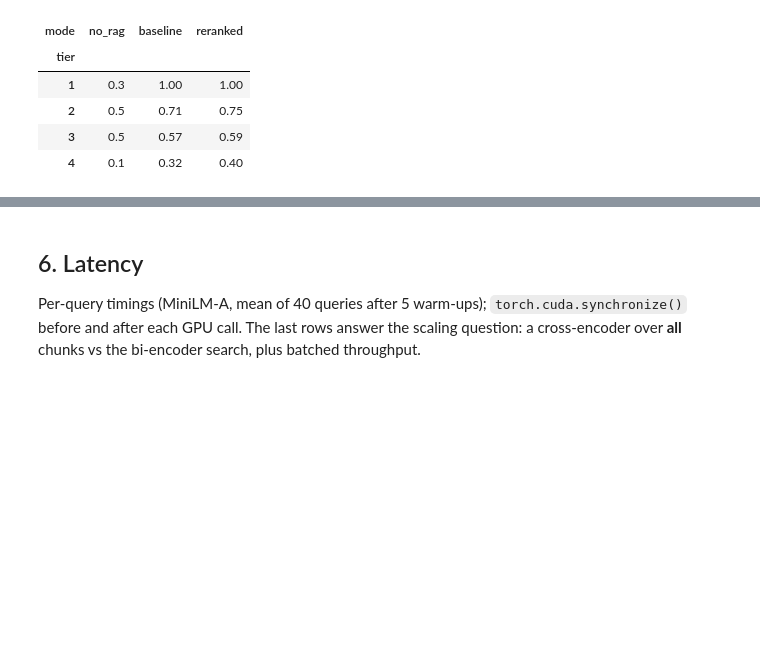
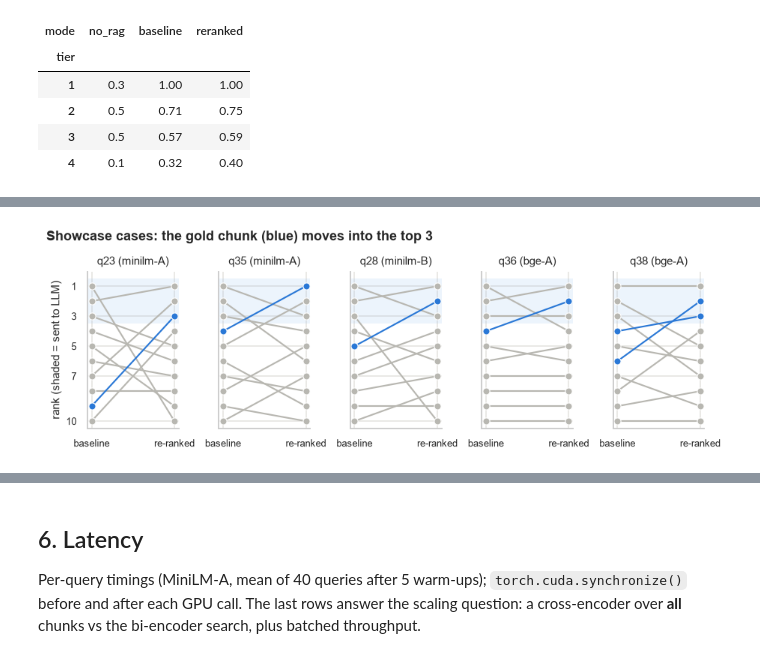
Before and after one commit to shrey715/shiori, a Jupyter notebook: rag_reranking.ipynb, the cells around one changed output, grey strips where cells are left out. Cells and saved outputs as stored; diff of their text form; code cells hidden in the pictures; blank space fills up the shorter version.

```diff
--- a/rag_reranking.ipynb
+++ b/rag_reranking.ipynb
@@ -907,0 +957,39 @@ answers.pivot_table(index="tier", columns="mode", values="score", aggfunc="mean"
+# %%
+def case(qid, setup):
+    """Baseline top 10 with cosine, cross-encoder score and both ranks (rows in re-ranked order)."""
+    m, v = setup.split("-")
+    r = runs[(runs.qid == qid) & (runs.setup == setup)].iloc[0]
+    qv = encoders[m].encode([BI_ENCODERS[m][1] + QUESTION[qid]], normalize_embeddings=True)[0]
+    cv = encoders[m].encode(by_id.loc[r.base_top10, VERSIONS[v]].tolist(), normalize_embeddings=True)
+    t = pd.DataFrame({"chunk": r.base_top10, "cosine": (cv @ qv).round(3), "rank before": range(1, 11)})
+    t["CE score"] = t.chunk.map(dict(zip(r.rr_top10, r.ce_scores)))
+    t["rank after"] = t.chunk.map({c: i + 1 for i, c in enumerate(r.rr_top10)})
+    t["gold"] = np.where(t.chunk.isin(GOLD[qid]), "★", "")
+    t["section / text"] = [f"{by_id.at[c, 'section_path'][:28]} | {by_id.at[c, 'text'][:55]}…" for c in t.chunk]
+    return t.sort_values("rank after").reset_index(drop=True)
+
+def show_answers(qid, setup):
+    print(f"Q: {QUESTION[qid]}\nExpected: {qs.set_index('qid').at[qid, 'expected_answer']}\n")
+    for mode, name in [("no_rag", "No RAG"), ("baseline", "Answer 1"), ("reranked", "Answer 2")]:
+        x = answers[(answers.qid == qid) & (answers["mode"] == mode) & answers.setup.isin(["none", setup])].iloc[0]
+        print(f"[{name} | {x.label}]{' context ' + x.context if x.context else ''}\n{x.answer}\n")
+
+SHOWCASE = [("q23", "minilm-A"), ("q35", "minilm-A"), ("q28", "minilm-B"), ("q36", "bge-A"), ("q38", "bge-A")]
+# %%
+# rank of every top-10 chunk before vs after re-ranking; gold in blue
+bump = []
+for qid, setup in SHOWCASE:
+    r = runs[(runs.qid == qid) & (runs.setup == setup)].iloc[0]
+    after = {c: i + 1 for i, c in enumerate(r.rr_top10)}
+    for i, c in enumerate(r.base_top10, 1):
+        bump += [{"case": f"{qid} ({setup})", "chunk": c, "stage": s, "rank": rk, "gold": c in GOLD[qid]}
+                 for s, rk in [("baseline", i), ("re-ranked", after[c])]]
+bump = pd.DataFrame(bump)
+g = sns.relplot(bump, kind="line", x="stage", y="rank", units="chunk", estimator=None, hue="gold", col="case", marker="o",
+                palette={True: C["blue"], False: C["gray"]}, height=2.8, aspect=0.6, lw=1.4, legend=False)
+for ax in g.axes.flat:
+    ax.axhspan(0.5, 3.5, color=C["z2"], alpha=0.15, lw=0)
+g.axes.flat[0].invert_yaxis(); g.set(yticks=[1, 3, 5, 7, 10]).set_titles("{col_name}").set_axis_labels("", "rank (shaded = sent to LLM)")
+g.figure.suptitle("Showcase cases: the gold chunk (blue) moves into the top 3", x=0.01, ha="left", fontweight="bold", y=1.06); plt.show()
+# %% [output]
+[figure, added]
```
Also changed, not shown: parts of 30 cells of this notebook, 1 other file.
